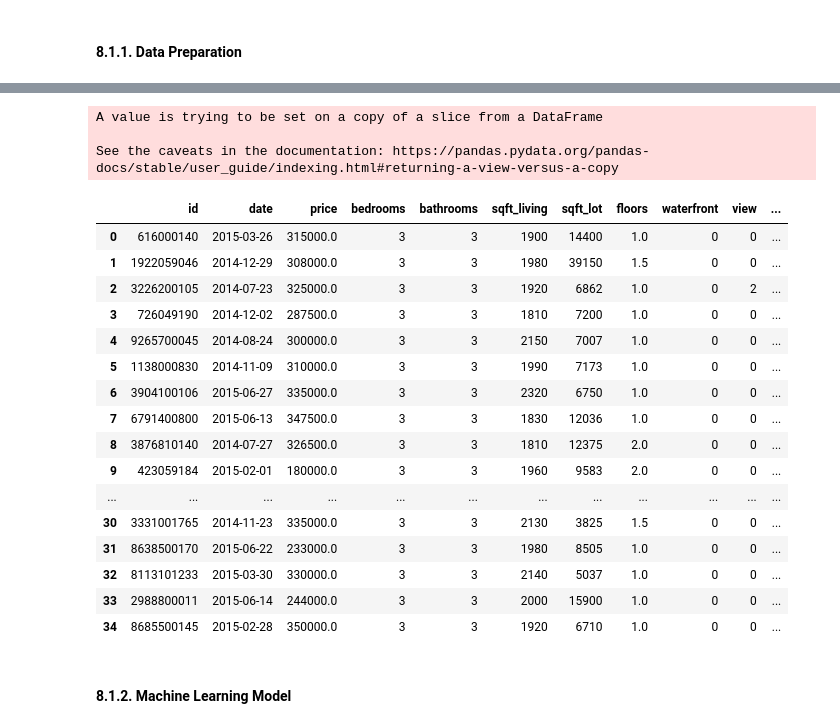
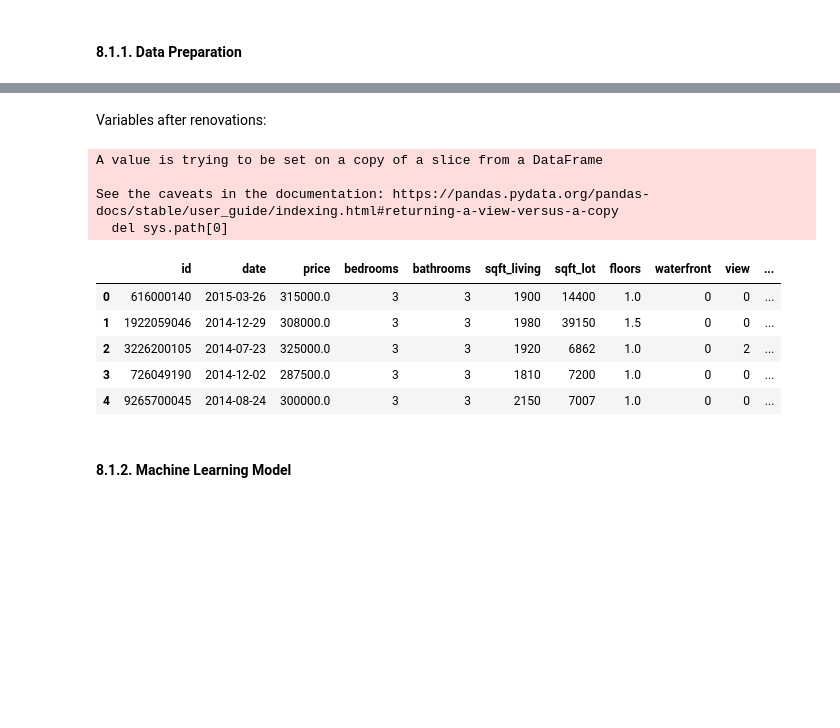
Before and after one commit to vitorlavor/Portfolio_DataScience, a Jupyter notebook: Project_HouseRocket.ipynb, the cells around one changed output, grey strips where cells are left out. Saved outputs shown, nothing was run; the diff lists cells and outputs as text; code cells hidden in the pictures; blank space fills up the shorter version.

```diff
--- a/Project_HouseRocket.ipynb
+++ b/Project_HouseRocket.ipynb
@@ -1853,9 +1844,9 @@ data_a['bed_per_sqft'] = (data_a['bedrooms'] / data_a['sqft_living'])
 # Bathrooms per bedrooms
 
 data_a['bat_per_bed'] = (data_a['bathrooms'] / data_a['bedrooms'])
+# %% [markdown]
+Variables after renovations:
 # %%
-# Variables after renovations
-
 # bathrooms
 
 data_a['bathrooms'] = 3
@@ -1866,6 +1857,7 @@ data_a['bat_per_bed'] = (data_a['bathrooms'] / data_a['bedrooms'])
 # New date of selling
 
 #To increment 2 months to the data
+
 for row in range(data_a.shape[0]):
   data_a['date'][row] = data_a['date'][row] +relativedelta(months=+2)
 
@@ -1887,45 +1879,35 @@ doy = datetime.today().timetuple().tm_yday
 spring = range(80, 172)
 summer = range(172, 264)
 fall = range(264, 355)
 # winter = everything else
 
 seasons1 = []
 
 for row in range(data_a.shape[0]):
   doy = data_a['date'][row].timetuple().tm_yday
   if doy in spring:
     seasons1.append('spring')
   elif doy in summer:
     seasons1.append('summer')
   elif doy in fall:
     seasons1.append('fall')
   else:
     seasons1.append('winter')
 
 data_a['season'] = seasons1
 
-data_a
+data_a.head()
 # %% [output]
 A value is trying to be set on a copy of a slice from a DataFrame
 
 See the caveats in the documentation: https://pandas.pydata.org/pandas-docs/stable/user_guide/indexing.html#returning-a-view-versus-a-copy
+  del sys.path[0]
 |  | id | date | price | bedrooms | bathrooms | sqft_living | sqft_lot | floors | waterfront | view | ... |
 | 0 | 616000140 | 2015-03-26 | 315000.0 | 3 | 3 | 1900 | 14400 | 1.0 | 0 | 0 | ... |
 | 1 | 1922059046 | 2014-12-29 | 308000.0 | 3 | 3 | 1980 | 39150 | 1.5 | 0 | 0 | ... |
 | 2 | 3226200105 | 2014-07-23 | 325000.0 | 3 | 3 | 1920 | 6862 | 1.0 | 0 | 2 | ... |
 | 3 | 726049190 | 2014-12-02 | 287500.0 | 3 | 3 | 1810 | 7200 | 1.0 | 0 | 0 | ... |
 | 4 | 9265700045 | 2014-08-24 | 300000.0 | 3 | 3 | 2150 | 7007 | 1.0 | 0 | 0 | ... |
-| 5 | 1138000830 | 2014-11-09 | 310000.0 | 3 | 3 | 1990 | 7173 | 1.0 | 0 | 0 | ... |
-| 6 | 3904100106 | 2015-06-27 | 335000.0 | 3 | 3 | 2320 | 6750 | 1.0 | 0 | 0 | ... |
-| 7 | 6791400800 | 2015-06-13 | 347500.0 | 3 | 3 | 1830 | 12036 | 1.0 | 0 | 0 | ... |
-| 8 | 3876810140 | 2014-07-27 | 326500.0 | 3 | 3 | 1810 | 12375 | 2.0 | 0 | 0 | ... |
-| 9 | 423059184 | 2015-02-01 | 180000.0 | 3 | 3 | 1960 | 9583 | 2.0 | 0 | 0 | ... |
-| ... | ... | ... | ... | ... | ... | ... | ... | ... | ... | ... | ... |
-| 30 | 3331001765 | 2014-11-23 | 335000.0 | 3 | 3 | 2130 | 3825 | 1.5 | 0 | 0 | ... |
-| 31 | 8638500170 | 2015-06-22 | 233000.0 | 3 | 3 | 1980 | 8505 | 1.0 | 0 | 0 | ... |
-| 32 | 8113101233 | 2015-03-30 | 330000.0 | 3 | 3 | 2140 | 5037 | 1.0 | 0 | 0 | ... |
-| 33 | 2988800011 | 2015-06-14 | 244000.0 | 3 | 3 | 2000 | 15900 | 1.0 | 0 | 0 | ... |
-| 34 | 8685500145 | 2015-02-28 | 350000.0 | 3 | 3 | 1920 | 6710 | 1.0 | 0 | 0 | ... |
 # %% [markdown]
 #### 8.1.2. Machine Learning Model
 # %%
```
Also changed, not shown: parts of 70 cells of this notebook.
